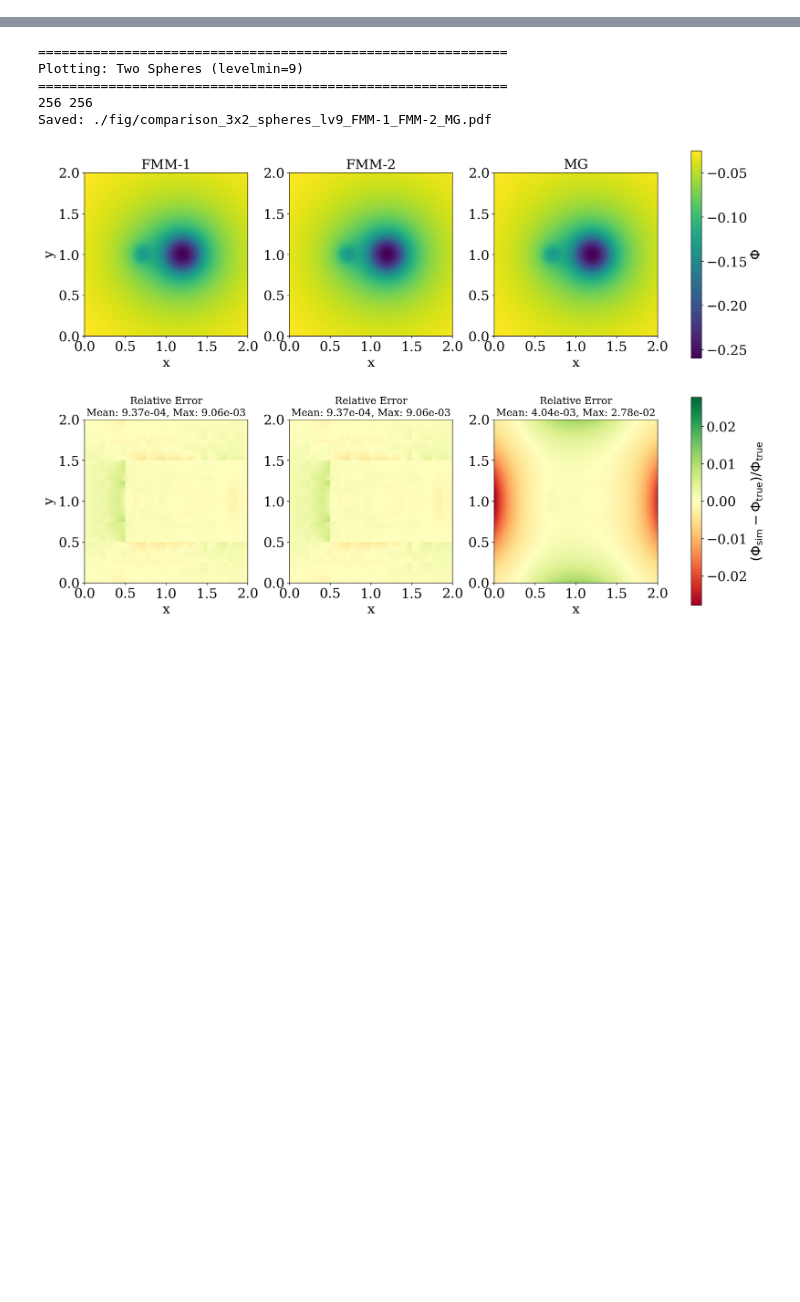
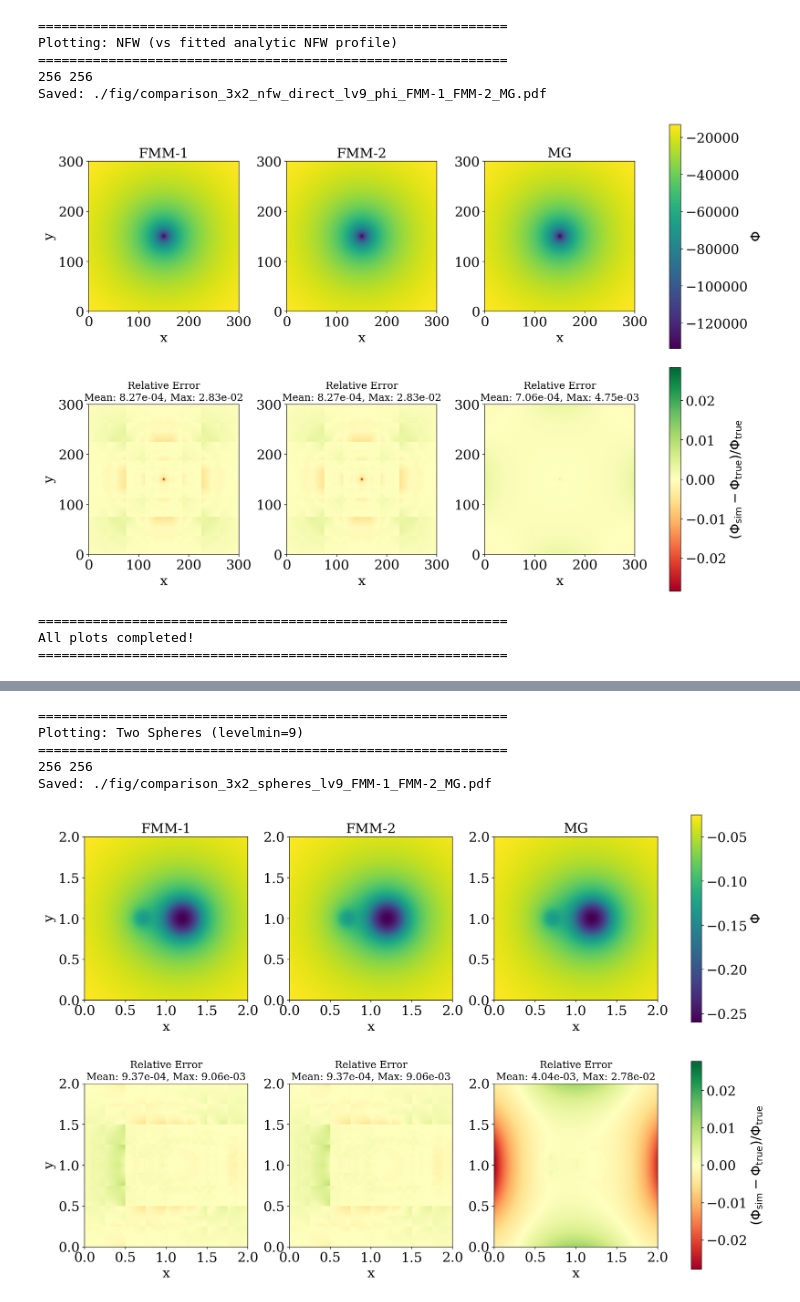
Before and after one commit to Byeol-Haneul/Ramses-FMM, a Jupyter notebook: analyze/AnalyticSols.ipynb, the cells around one changed output, grey strips where cells are left out. Cells and saved outputs as stored; diff of their text form; code cells hidden in the pictures; blank space fills up the shorter version.

```diff
--- a/analyze/AnalyticSols.ipynb
+++ b/analyze/AnalyticSols.ipynb
@@ -258,0 +336,38 @@ def plot_3x2_comparison(filenames, labels, z_slice, levelmin=7,
+# %%
+print("\n" + "=" * 60)
+print("Plotting: NFW (vs fitted analytic NFW profile)")
+print("=" * 60)
+filenames_nfw = [
+    "nfw_lv9_fmm_1.out",
+    "nfw_lv9_fmm_2.out",
+    "nfw_lv9_mg.out"
+]
+labels_nfw = [
+    "FMM-1",
+    "FMM-2",
+    "MG"
+]
+plot_3x2_comparison(
+    filenames=filenames_nfw,
+    labels=labels_nfw,
+    z_slice=128,
+    levelmin=9,
+    box_length=300.0,
+    problem_type="nfw_direct",
+    out_dir="../out/paper_results/",
+    reference_file="./txt/direct_phi_slice_lvl9_zcell128.txt",
+    plot_col="phi"
+)
+print("\n" + "=" * 60)
+print("All plots completed!")
+print("=" * 60)
+# %% [output]
+============================================================
+Plotting: NFW (vs fitted analytic NFW profile)
+============================================================
+256 256
+Saved: ./fig/comparison_3x2_nfw_direct_lv9_phi_FMM-1_FMM-2_MG.pdf
+[figure, added]
+============================================================
+All plots completed!
+============================================================
```
Also changed, not shown: parts of 3 cells of this notebook, 7 other files.
